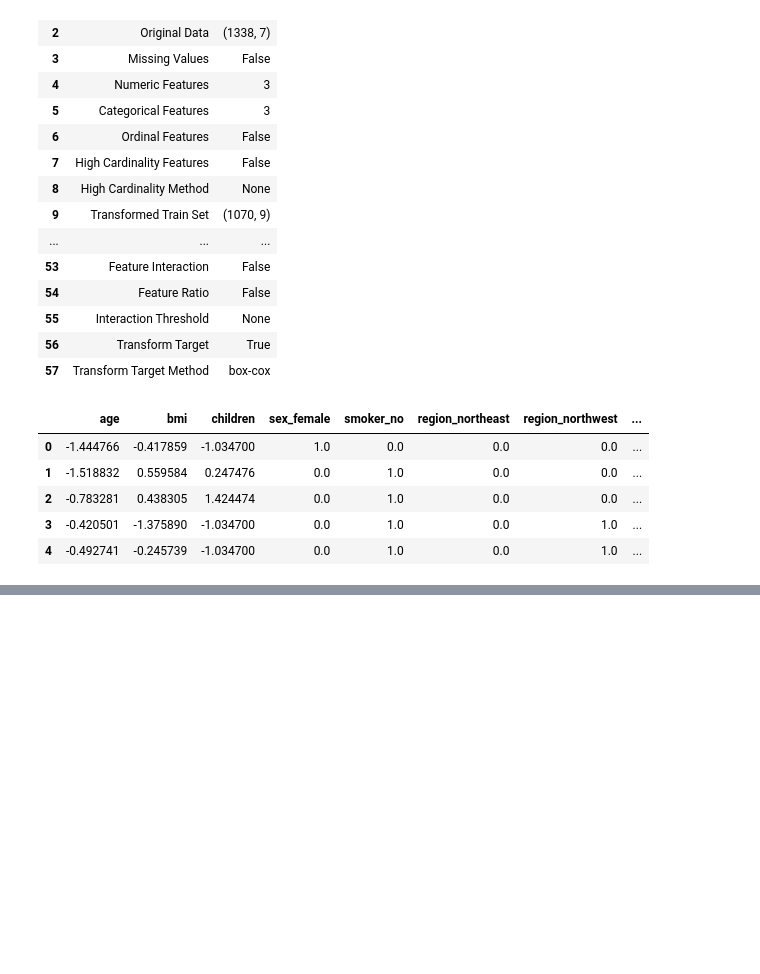
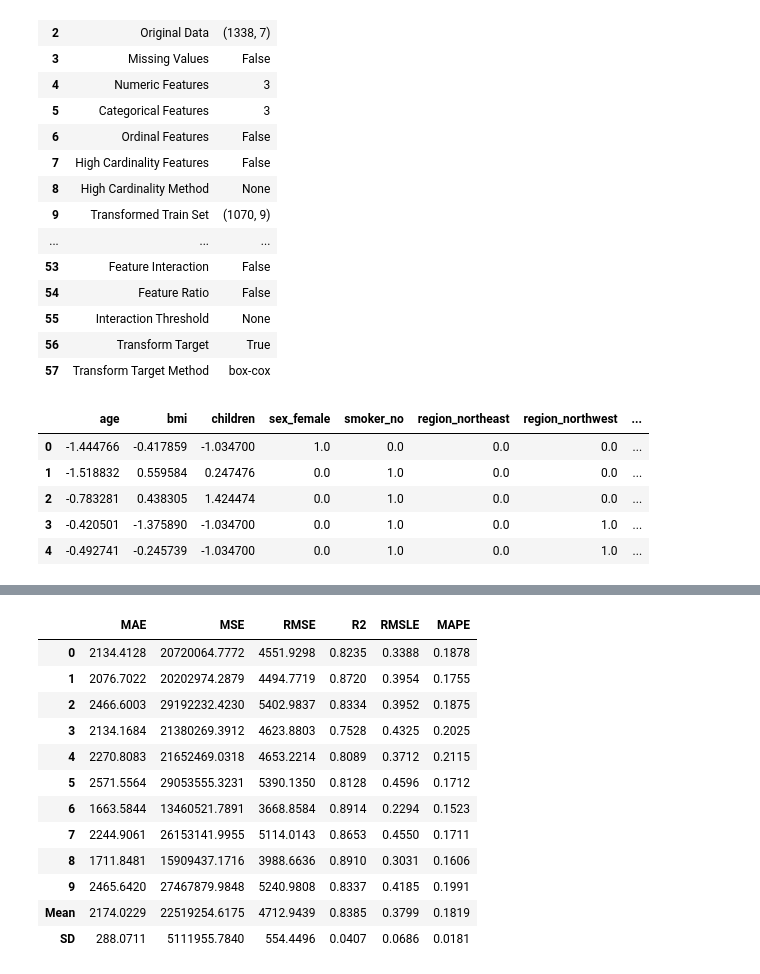
Before and after one commit to Stiven-Jaramillo/_Self_Pycaret, a Jupyter notebook: 02_ch_regression.ipynb, the cells around one changed output, grey strips where cells are left out. Cells and saved outputs as stored; diff of their text form; code cells hidden in the pictures; blank space fills up the shorter version.

```diff
--- a/02_ch_regression.ipynb
+++ b/02_ch_regression.ipynb
@@ -146,0 +163,25 @@ best = compare_models(sort="RMSE")
+# %%
+params = {
+    "learning_rate": [0.05, 0.08, 0.1],
+    "max_depth": [1, 2, 3, 4, 5, 6, 7, 8],
+    "subsample": [0.8, 0.9, 1, 1.1],
+    "n_estimators": [100, 200, 300, 400, 500],
+}
+
+tuned_model = tune_model(
+    model, optimize="RMSE", fold=10, custom_grid=params, n_iter=200
+)
+# %% [output]
+|  | MAE | MSE | RMSE | R2 | RMSLE | MAPE |
+| 0 | 2134.4128 | 20720064.7772 | 4551.9298 | 0.8235 | 0.3388 | 0.1878 |
+| 1 | 2076.7022 | 20202974.2879 | 4494.7719 | 0.8720 | 0.3954 | 0.1755 |
+| 2 | 2466.6003 | 29192232.4230 | 5402.9837 | 0.8334 | 0.3952 | 0.1875 |
+| 3 | 2134.1684 | 21380269.3912 | 4623.8803 | 0.7528 | 0.4325 | 0.2025 |
+| 4 | 2270.8083 | 21652469.0318 | 4653.2214 | 0.8089 | 0.3712 | 0.2115 |
+| 5 | 2571.5564 | 29053555.3231 | 5390.1350 | 0.8128 | 0.4596 | 0.1712 |
+| 6 | 1663.5844 | 13460521.7891 | 3668.8584 | 0.8914 | 0.2294 | 0.1523 |
+| 7 | 2244.9061 | 26153141.9955 | 5114.0143 | 0.8653 | 0.4550 | 0.1711 |
+| 8 | 1711.8481 | 15909437.1716 | 3988.6636 | 0.8910 | 0.3031 | 0.1606 |
+| 9 | 2465.6420 | 27467879.9848 | 5240.9808 | 0.8337 | 0.4185 | 0.1991 |
+| Mean | 2174.0229 | 22519254.6175 | 4712.9439 | 0.8385 | 0.3799 | 0.1819 |
+| SD | 288.0711 | 5111955.7840 | 554.4496 | 0.0407 | 0.0686 | 0.0181 |
```
Also changed, not shown: parts of 6 cells of this notebook, 6 other files.
